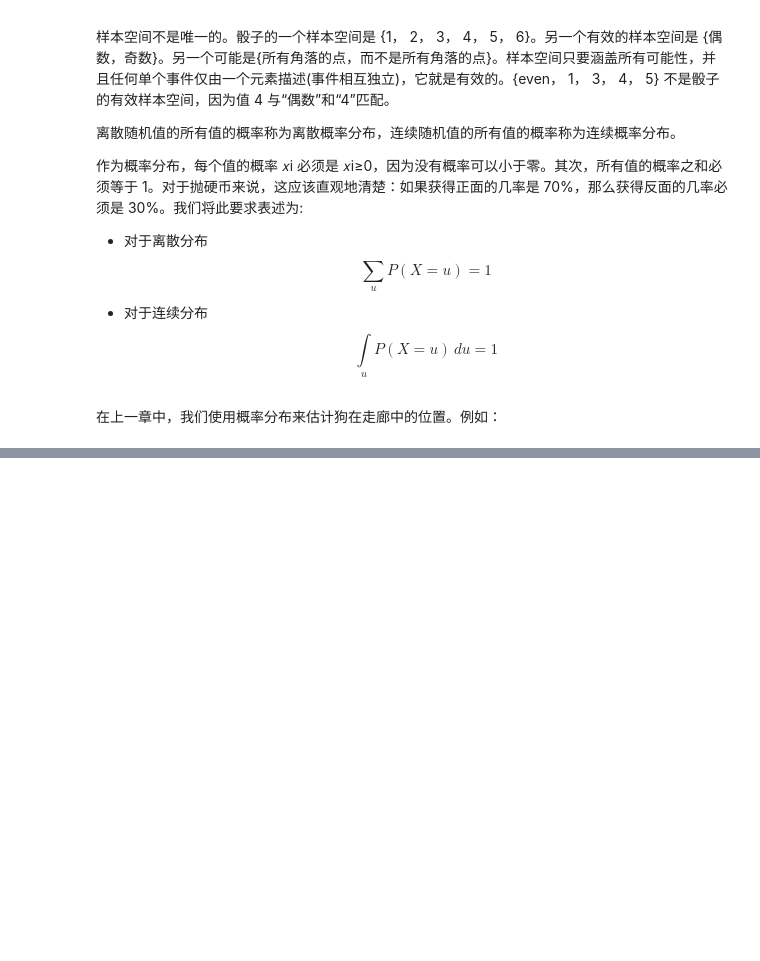
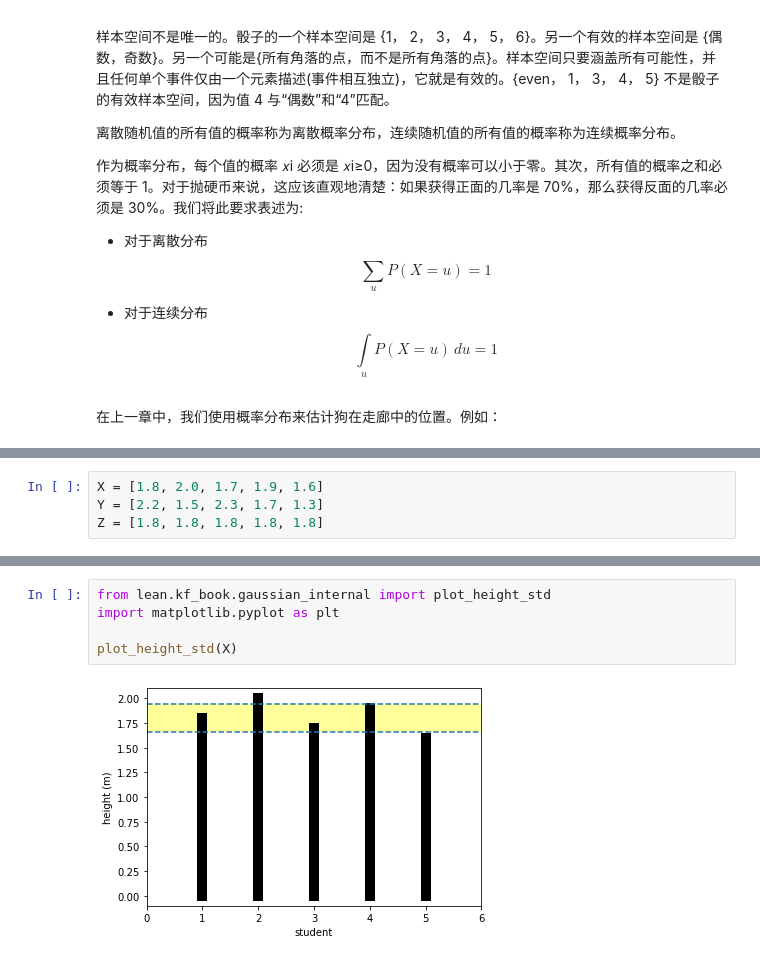
Before and after one commit to SunJianboGitHub/KalmanFilter, a Jupyter notebook: 03-高斯.ipynb, the cells around one changed output, grey strips where cells are left out. Cells and saved outputs as stored; diff of their text form; blank space fills up the shorter version.

Commit message:
learnning gaussians

```diff
--- a/03-高斯.ipynb
+++ b/03-高斯.ipynb
@@ -61,0 +167,4 @@ $$\begin{gathered}P(X{=}H) = 0.5\\P(X{=}T)=0.5\end{gathered}$$
+# %%
+X = [1.8, 2.0, 1.7, 1.9, 1.6]
+Y = [2.2, 1.5, 2.3, 1.7, 1.3]
+Z = [1.8, 1.8, 1.8, 1.8, 1.8]
@@ -61,0 +232,7 @@ $$\begin{gathered}P(X{=}H) = 0.5\\P(X{=}T)=0.5\end{gathered}$$
+# %%
+from lean.kf_book.gaussian_internal import plot_height_std
+import matplotlib.pyplot as plt
+
+plot_height_std(X)
+# %% [output]
+[figure, added]
```
Also changed, not shown: parts of 34 cells of this notebook.
